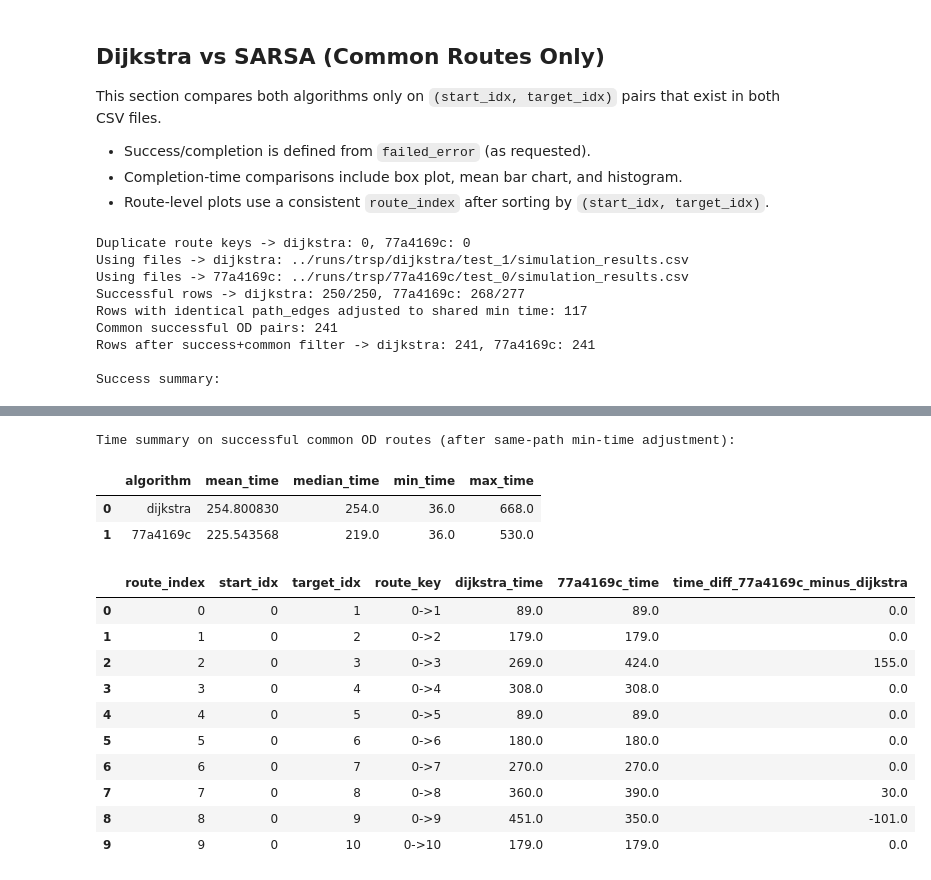
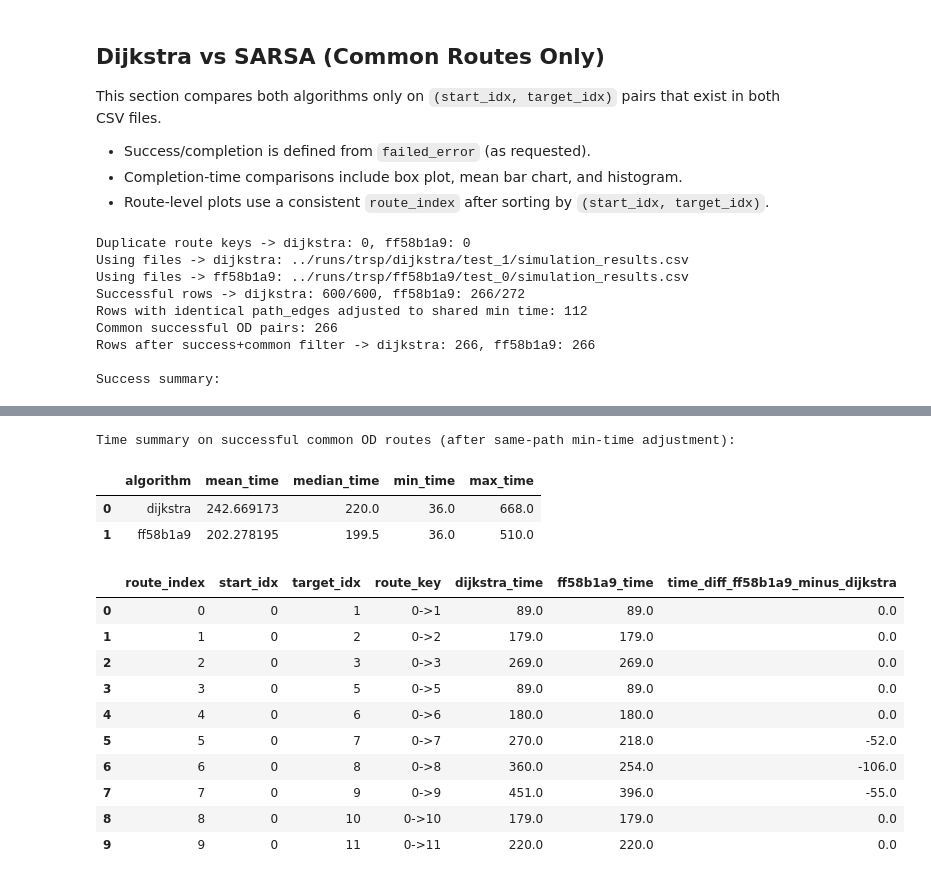
Before and after one commit to shinobi-wolf/FleetNav, a Jupyter notebook: notebooks/trsp_testing_analysis.ipynb, the cells around one changed output, grey strips where cells are left out. Drawn from its saved outputs; the diff is of its cells as text; code cells hidden in the pictures.

```diff
--- a/notebooks/trsp_testing_analysis.ipynb
+++ b/notebooks/trsp_testing_analysis.ipynb
@@ -16,7 +16,7 @@ import re
 # --- User-editable algorithm selectors ---
 # Fill these two variables as needed
 algo1 = "dij"
-algo2 = "77a4169c"
+algo2 = "ff58b1a9"
 
 # --- Helpers ---
 def resolve_algo_dir(runs_root: Path, algo_hint: str) -> Path:
@@ -216,13 +216,13 @@ display(time_summary)
 
 display(aligned.head(10))
 # %% [output]
-Duplicate route keys -> dijkstra: 0, 77a4169c: 0
+Duplicate route keys -> dijkstra: 0, ff58b1a9: 0
 Using files -> dijkstra: ../runs/trsp/dijkstra/test_1/simulation_results.csv
-Using files -> 77a4169c: ../runs/trsp/77a4169c/test_0/simulation_results.csv
-Successful rows -> dijkstra: 250/250, 77a4169c: 268/277
-Rows with identical path_edges adjusted to shared min time: 117
-Common successful OD pairs: 241
-Rows after success+common filter -> dijkstra: 241, 77a4169c: 241
+Using files -> ff58b1a9: ../runs/trsp/ff58b1a9/test_0/simulation_results.csv
+Successful rows -> dijkstra: 600/600, ff58b1a9: 266/272
+Rows with identical path_edges adjusted to shared min time: 112
+Common successful OD pairs: 266
+Rows after success+common filter -> dijkstra: 266, ff58b1a9: 266
 
 Success summary:
 |  | algorithm | completed_routes_in_full_df | total_routes_in_full_df | routes_used_for_comparison | success_rate_pct_full_df |
@@ -231,18 +231,18 @@ Success summary:
 Time summary on successful common OD routes (after same-path min-time adjustment):
 |  | algorithm | mean_time | median_time | min_time | max_time |
-| 0 | dijkstra | 254.800830 | 254.0 | 36.0 | 668.0 |
-| 1 | 77a4169c | 225.543568 | 219.0 | 36.0 | 530.0 |
+| 0 | dijkstra | 242.669173 | 220.0 | 36.0 | 668.0 |
+| 1 | ff58b1a9 | 202.278195 | 199.5 | 36.0 | 510.0 |
-|  | route_index | start_idx | target_idx | route_key | dijkstra_time | 77a4169c_time | time_diff_77a4169c_minus_dijkstra |
+|  | route_index | start_idx | target_idx | route_key | dijkstra_time | ff58b1a9_time | time_diff_ff58b1a9_minus_dijkstra |
 | 0 | 0 | 0 | 1 | 0->1 | 89.0 | 89.0 | 0.0 |
 | 1 | 1 | 0 | 2 | 0->2 | 179.0 | 179.0 | 0.0 |
-| 2 | 2 | 0 | 3 | 0->3 | 269.0 | 424.0 | 155.0 |
-| 3 | 3 | 0 | 4 | 0->4 | 308.0 | 308.0 | 0.0 |
-| 4 | 4 | 0 | 5 | 0->5 | 89.0 | 89.0 | 0.0 |
-| 5 | 5 | 0 | 6 | 0->6 | 180.0 | 180.0 | 0.0 |
-| 6 | 6 | 0 | 7 | 0->7 | 270.0 | 270.0 | 0.0 |
-| 7 | 7 | 0 | 8 | 0->8 | 360.0 | 390.0 | 30.0 |
-| 8 | 8 | 0 | 9 | 0->9 | 451.0 | 350.0 | -101.0 |
-| 9 | 9 | 0 | 10 | 0->10 | 179.0 | 179.0 | 0.0 |
+| 2 | 2 | 0 | 3 | 0->3 | 269.0 | 269.0 | 0.0 |
+| 3 | 3 | 0 | 5 | 0->5 | 89.0 | 89.0 | 0.0 |
+| 4 | 4 | 0 | 6 | 0->6 | 180.0 | 180.0 | 0.0 |
+| 5 | 5 | 0 | 7 | 0->7 | 270.0 | 218.0 | -52.0 |
+| 6 | 6 | 0 | 8 | 0->8 | 360.0 | 254.0 | -106.0 |
+| 7 | 7 | 0 | 9 | 0->9 | 451.0 | 396.0 | -55.0 |
+| 8 | 8 | 0 | 10 | 0->10 | 179.0 | 179.0 | 0.0 |
+| 9 | 9 | 0 | 11 | 0->11 | 220.0 | 220.0 | 0.0 |
 # %%
 # --- Time comparison plots: box, mean bar, histogram ---
 plot_df = pd.concat(
```
Also changed, not shown: parts of 4 cells of this notebook, 35 other files.
